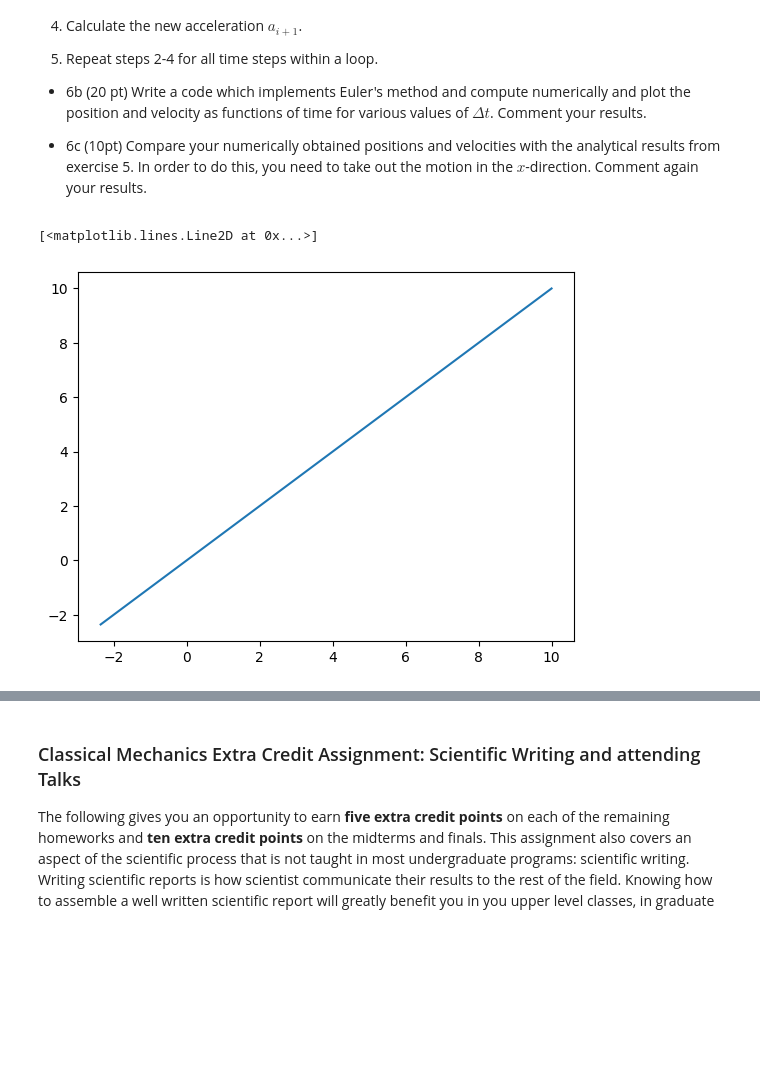
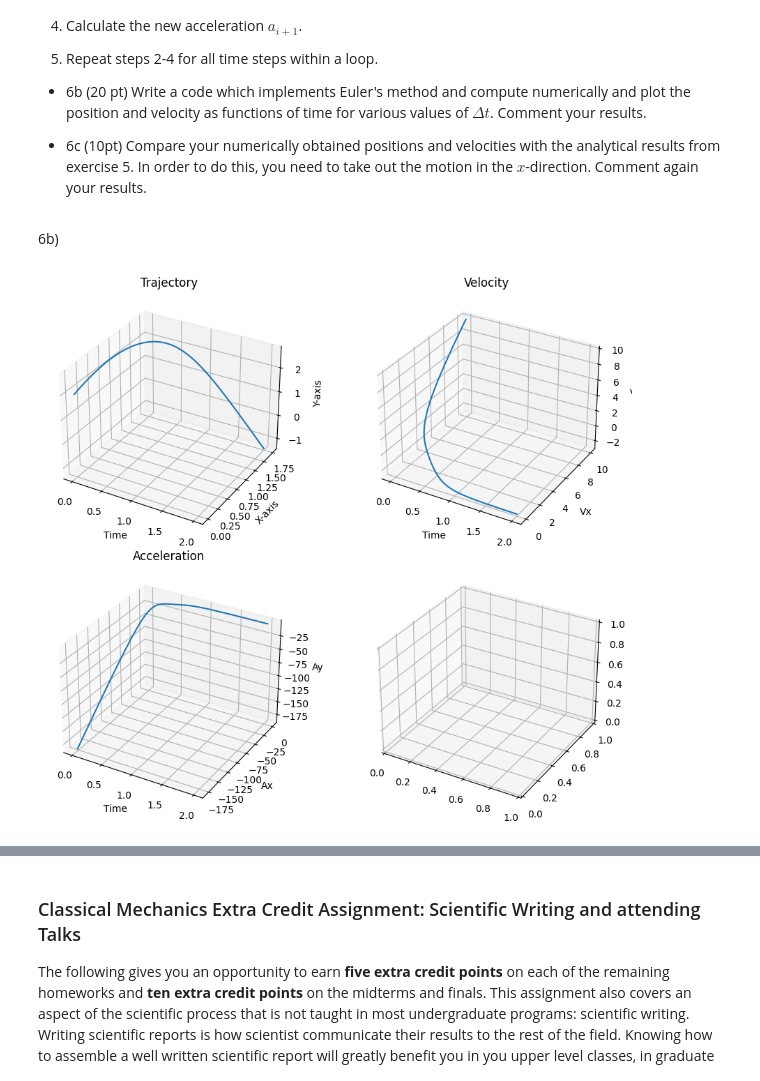
Before and after one commit to Amplewarrior/phy321msu, a Jupyter notebook: homeworks/hw3.ipynb, the cells around one changed output, grey strips where cells are left out. Drawn from its saved outputs; the diff is of its cells as text; code cells hidden in the pictures; blank space fills up the shorter version.

```diff
--- a/homeworks/hw3.ipynb
+++ b/homeworks/hw3.ipynb
@@ -377,11 +377,13 @@ In setting up our code we need to
 * 6b (20 pt) Write a code which implements Euler's method and compute numerically and plot the position and velocity as functions of time for various values of $\Delta t$. Comment your results.
 
 * 6c (10pt) Compare your numerically obtained positions and velocities with the analytical results from exercise 5. In order to do this, you need to take out the motion in the $x$-direction. Comment again your results.
+# %% [markdown]
+6b)
 # %%
 #1. input values
 
 g = 9.81
-D = 0.5
+D = 0.25
 m = 0.2
 N = 1000
 t0 = 0
@@ -390,10 +392,10 @@ tfinal = 2
 dt = (tfinal - t0) / N
 t = np.linspace(t0, tfinal, N)
 
-def accel(v,D=0.25,m=0.2):
+def accel(v,D=D,m=m):
     vx, vy = v
     vabs = np.sqrt(vx**2+vy**2)
-    return np.array([-9.81 - D/m *vx * vabs,-9.81 - D/m *vy * vabs])
+    return np.array([- D/m *vx * vabs,-9.81 - D/m *vy * vabs])
 
 def timestep(x,v,a,dt=dt, accel=accel):
     vo = v + a*dt
@@ -407,28 +409,46 @@ x = np.array([[0, 2]])
 a = np.array([accel(v[0])])
 
 #had to redo these cuz I couldn't figure out how append works
-x_data = np.zeros((N + 1, 2))
-v_data = np.zeros((N + 1, 2))
-a_data = np.zeros((N + 1, 2))
+x_data = np.zeros((N, 2))
+v_data = np.zeros((N, 2))
+a_data = np.zeros((N, 2))
 
 x_data[0] = x
 v_data[0] = v
 a_data[0] = a
 
 #2-5
-for i in range(N):
+for i in range(N-1):
     output = timestep(x_data[i], v_data[i], a_data[i])
 
     x_data[i + 1] = output[0]
     v_data[i + 1] = output[1]
     a_data[i + 1] = output[2]
 # %%
-## Run this code to plot using our r array
-fig = plt.axes(projection='3d')
-fig.set_xlabel('x')
-fig.set_ylabel('time')
-fig.set_zlabel('y')
-fig.plot(x[:,0],x[:,1],t)
+
+fig, ax = plt.subplots(2, 2, figsize=(10, 8), subplot_kw={'projection': '3d'})
+
+ax[0, 0].plot(t,x_data[:, 0], x_data[:, 1], label='Trajectory')
+ax[0, 0].set_title('Trajectory')
+ax[0, 0].set_xlabel('Time')
+ax[0, 0].set_ylabel('X-axis')
+ax[0, 0].set_zlabel('Y-axis')
+
+
+ax[0, 1].plot(t,v_data[:, 0], v_data[:, 1], label='Velocity')
+ax[0, 1].set_title('Velocity')
+ax[0, 1].set_xlabel('Time')
+ax[0, 1].set_ylabel('Vx')
+ax[0, 1].set_zlabel('Vy')
+
+
+ax[1, 0].plot(t,a_data[:, 0], a_data[:, 1], label='Acceleration')
+ax[1, 0].set_title('Acceleration')
+ax[1, 0].set_xlabel('Time')
+ax[1, 0].set_ylabel('Ax')
+ax[1, 0].set_zlabel('Ay')
+
+plt.tight_layout()
+plt.show()
 # %% [output]
-[<matplotlib.lines.Line2D at 0x...>]
-[figure, old version]
+[figure, new version]
```
Also changed, not shown: parts of 2 cells of this notebook.
